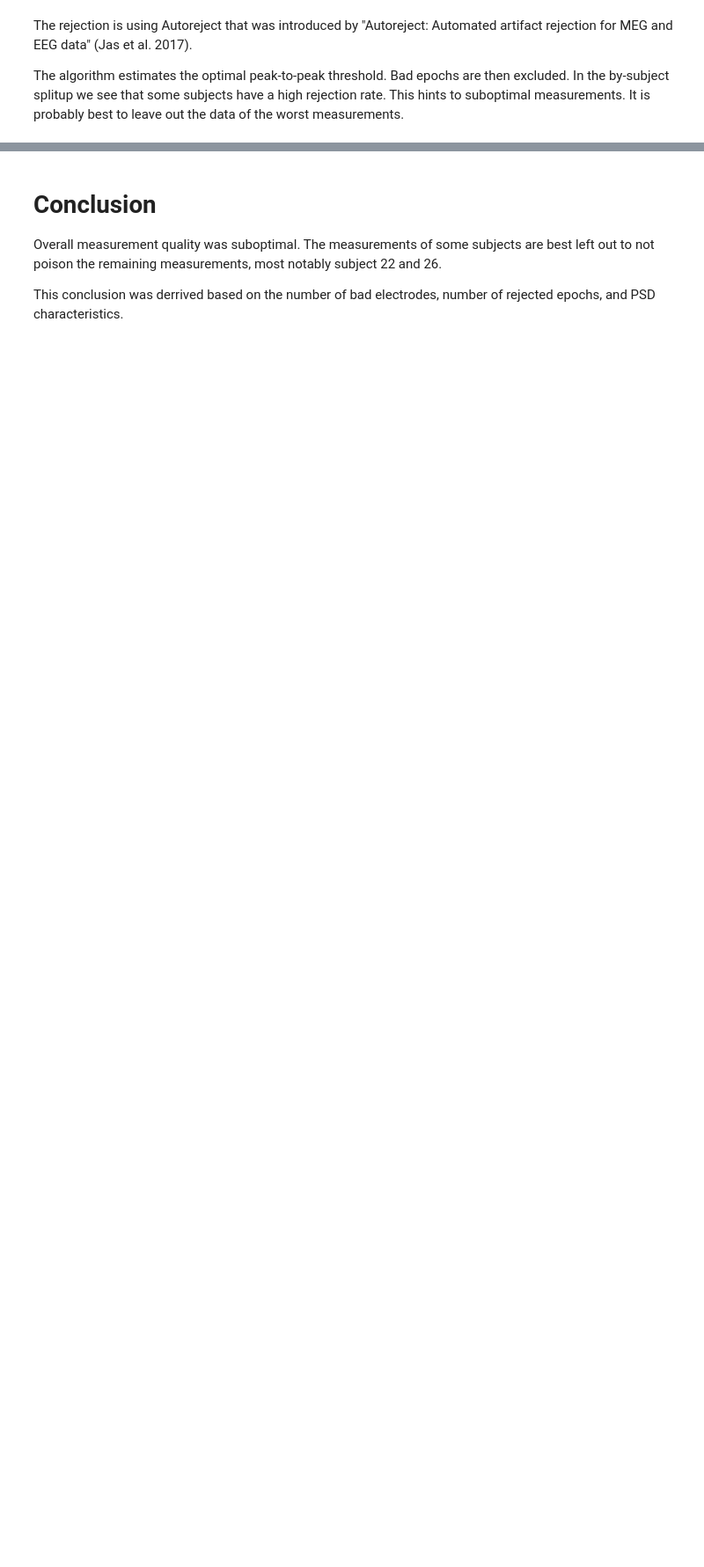
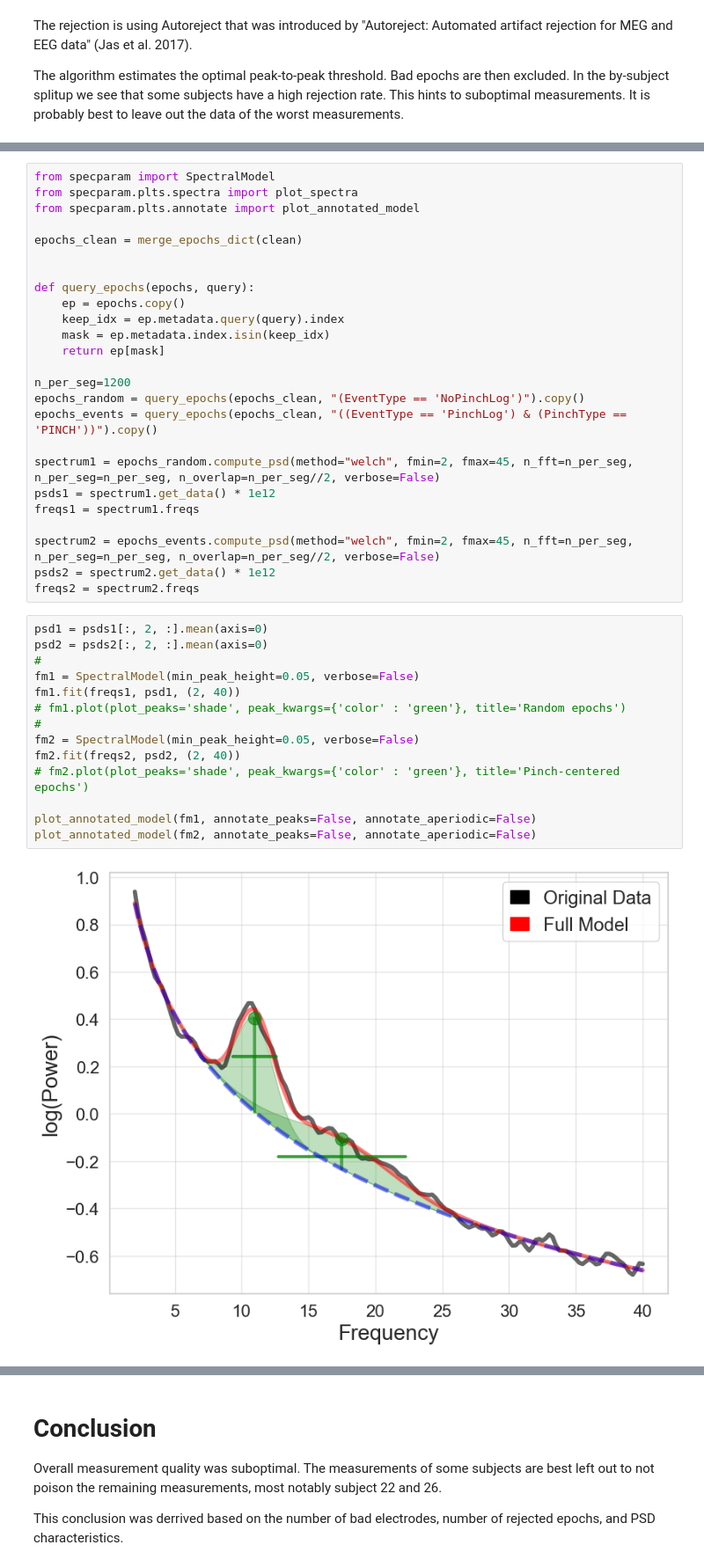
Before and after one commit to baeriswyln/VIBE, a Jupyter notebook: DataAnalysis/12_data_quality_analysis.ipynb, the cells around one changed output, grey strips where cells are left out. Shown at 88% size. Cells and saved outputs as stored; diff of their text form; blank space fills up the shorter version.

```diff
--- a/DataAnalysis/12_data_quality_analysis.ipynb
+++ b/DataAnalysis/12_data_quality_analysis.ipynb
@@ -709,0 +641,41 @@ alpha_bw: t=-1.49, p=0.1361, n_random=1222, n_event=1030
+# %%
+from specparam import SpectralModel
+from specparam.plts.spectra import plot_spectra
+from specparam.plts.annotate import plot_annotated_model
+
+epochs_clean = merge_epochs_dict(clean)
+
+
+def query_epochs(epochs, query):
+    ep = epochs.copy()
+    keep_idx = ep.metadata.query(query).index
+    mask = ep.metadata.index.isin(keep_idx)
+    return ep[mask]
+
+n_per_seg=1200
+epochs_random = query_epochs(epochs_clean, "(EventType == 'NoPinchLog')").copy()
+epochs_events = query_epochs(epochs_clean, "((EventType == 'PinchLog') & (PinchType == 'PINCH'))").copy()
+
+spectrum1 = epochs_random.compute_psd(method="welch", fmin=2, fmax=45, n_fft=n_per_seg, n_per_seg=n_per_seg, n_overlap=n_per_seg//2, verbose=False)
+psds1 = spectrum1.get_data() * 1e12
+freqs1 = spectrum1.freqs
+
+spectrum2 = epochs_events.compute_psd(method="welch", fmin=2, fmax=45, n_fft=n_per_seg, n_per_seg=n_per_seg, n_overlap=n_per_seg//2, verbose=False)
+psds2 = spectrum2.get_data() * 1e12
+freqs2 = spectrum2.freqs
+# %%
+psd1 = psds1[:, 2, :].mean(axis=0)
+psd2 = psds2[:, 2, :].mean(axis=0)
+#
+fm1 = SpectralModel(min_peak_height=0.05, verbose=False)
+fm1.fit(freqs1, psd1, (2, 40))
+# fm1.plot(plot_peaks='shade', peak_kwargs={'color' : 'green'}, title='Random epochs')
+#
+fm2 = SpectralModel(min_peak_height=0.05, verbose=False)
+fm2.fit(freqs2, psd2, (2, 40))
+# fm2.plot(plot_peaks='shade', peak_kwargs={'color' : 'green'}, title='Pinch-centered epochs')
+
+plot_annotated_model(fm1, annotate_peaks=False, annotate_aperiodic=False)
+plot_annotated_model(fm2, annotate_peaks=False, annotate_aperiodic=False)
+# %% [output]
+[figure, added]
```
Also changed, not shown: parts of 11 cells of this notebook.
